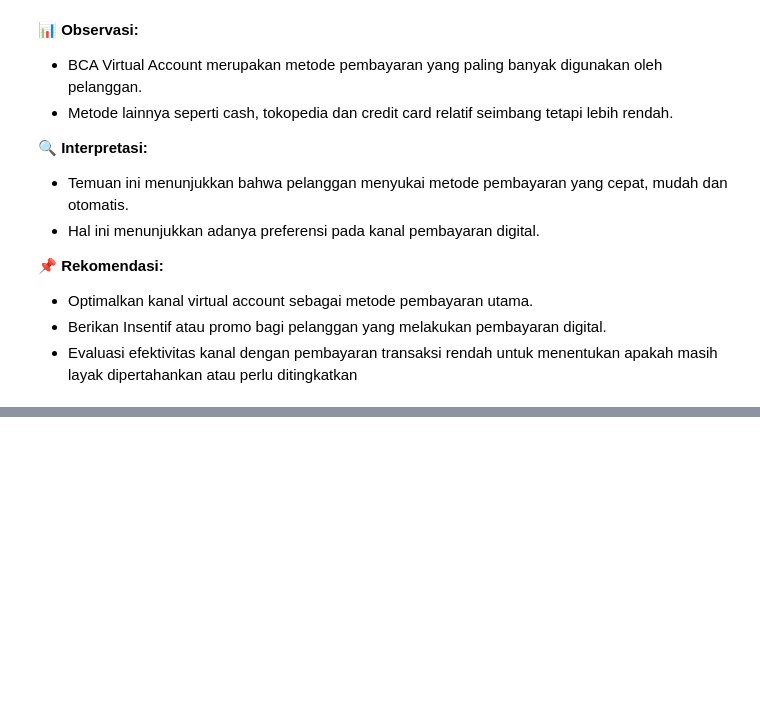
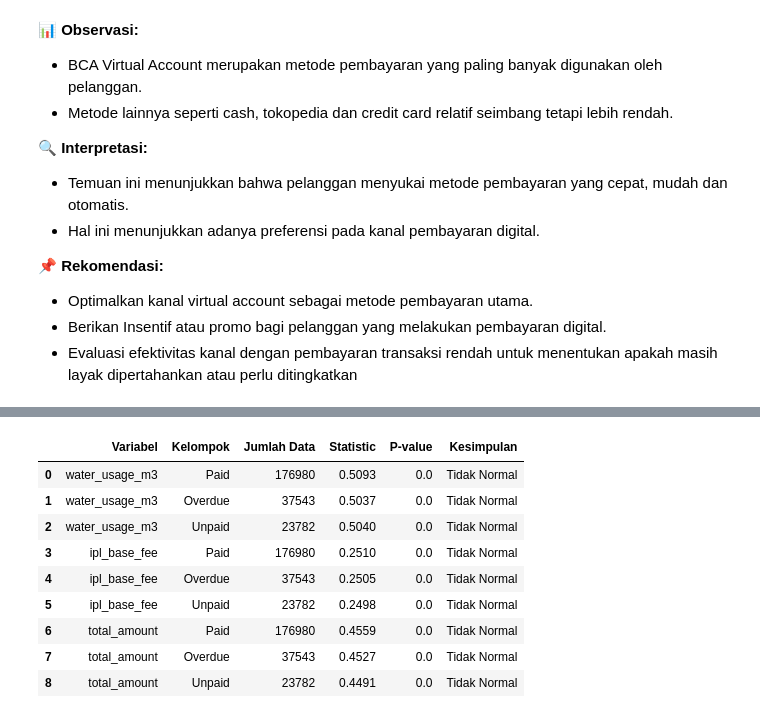
Before and after one commit to MikaMahaputra/Capstone-2-Sinarmas-Land, a Jupyter notebook: notebooks/capstone.ipynb, the cells around one changed output, grey strips where cells are left out. Drawn from its saved outputs; the diff is of its cells as text; code cells hidden in the pictures; blank space fills up the shorter version.

```diff
--- a/notebooks/capstone.ipynb
+++ b/notebooks/capstone.ipynb
@@ -1576,0 +1619,46 @@ plt.show()
+# %%
+from scipy.stats import kstest
+numeric_cols = [
+    "water_usage_m3",
+    "ipl_base_fee",
+    "total_amount"
+]
+hasil = []
+for col in numeric_cols:
+    for status in ["Paid", "Overdue", "Unpaid"]:
+
+        data = df_master.loc[
+            df_master["payment_status"] == status,
+            col
+        ].dropna()
+
+        # Standarisasi data
+        z = (data - data.mean()) / data.std(ddof=1)
+
+        stat, p = kstest(z, "norm")
+
+        hasil.append({
+            "Variabel": col,
+            "Kelompok": status,
+            "Jumlah Data": len(data),
+            "Statistic": round(stat, 4),
+            "P-value": round(p, 4),
+            "Kesimpulan": "Normal"
+            if p > 0.05
+            else "Tidak Normal"
+        })
+
+hasil_normalitas = pd.DataFrame(hasil)
+
+hasil_normalitas
+# %% [output]
+|  | Variabel | Kelompok | Jumlah Data | Statistic | P-value | Kesimpulan |
+| 0 | water_usage_m3 | Paid | 176980 | 0.5093 | 0.0 | Tidak Normal |
+| 1 | water_usage_m3 | Overdue | 37543 | 0.5037 | 0.0 | Tidak Normal |
+| 2 | water_usage_m3 | Unpaid | 23782 | 0.5040 | 0.0 | Tidak Normal |
+| 3 | ipl_base_fee | Paid | 176980 | 0.2510 | 0.0 | Tidak Normal |
+| 4 | ipl_base_fee | Overdue | 37543 | 0.2505 | 0.0 | Tidak Normal |
+| 5 | ipl_base_fee | Unpaid | 23782 | 0.2498 | 0.0 | Tidak Normal |
+| 6 | total_amount | Paid | 176980 | 0.4559 | 0.0 | Tidak Normal |
+| 7 | total_amount | Overdue | 37543 | 0.4527 | 0.0 | Tidak Normal |
+| 8 | total_amount | Unpaid | 23782 | 0.4491 | 0.0 | Tidak Normal |
```
Also changed, not shown: parts of 12 cells of this notebook, 8 other files.
